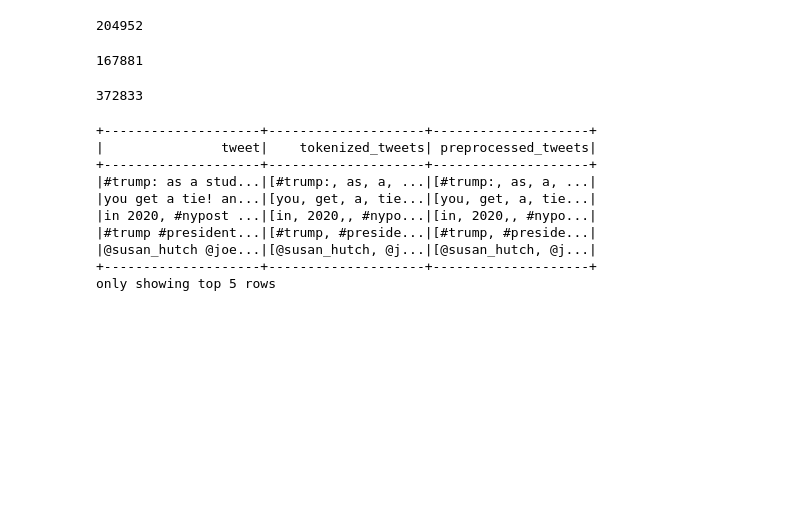
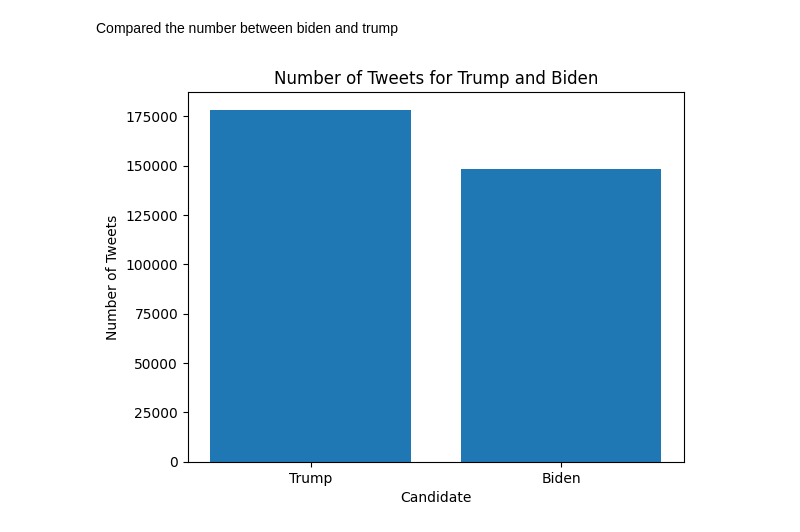
Before and after one commit to YeQ456/Big-Data-Learning, a Jupyter notebook: Group Project/FinalCoursework/Coursework.ipynb, the cells around one changed output. Drawn from its saved outputs; the diff is of its cells as text; code cells hidden in the pictures; blank space fills up the shorter version.

```diff
--- a/Group Project/FinalCoursework/Coursework.ipynb
+++ b/Group Project/FinalCoursework/Coursework.ipynb
@@ -20,8 +13,6 @@ def test(var, val, msg=""):
 # %%
+dir_path="/mnt/data/project-data/2020tweets"
 # <FILL-IN WITH YOUR CODE>
-df_trump = spark.read.option("multiline", True).csv("data/hashtag_donaldtrump.csv", header=True, inferSchema=True)
-df_biden = spark.read.option("multiline", True).csv("data/hashtag_joebiden.csv", header=True, inferSchema=True)
-# Cache your DataFrame
-df_trump.cache()
-df_biden.cache()
+df_trump = spark.read.option("multiline", True).csv(dir_path+"/hashtag_donaldtrump.csv", header=True, inferSchema=True)
+df_biden = spark.read.option("multiline", True).csv(dir_path+"/hashtag_joebiden.csv", header=True, inferSchema=True)
 # <FILL-IN WITH YOUR CODE>
@@ -64,12 +19,20 @@ only showing top 5 rows
+# %%
+def transer_data_type(data):
+  data = data.withColumn("likes", data["likes"].cast("int"))
+  data = data.withColumn("retweet_count", data["retweet_count"].cast("int"))
+  data = data.withColumn("user_followers_count", data["user_followers_count"].cast("int"))
+  data = data.withColumn("lat", data["lat"].cast("float"))
+  data = data.withColumn("long", data["long"].cast("float"))
+  return data
+
+df_trump = transer_data_type(df_trump)
+df_biden = transer_data_type(df_biden)
 # %%
 #Dropping columns
-remove_columns = ['created_at', 'tweet_id', 'user_id', 'user_screen_name', 'user_join_date', 'user_location', 'lat', 'long', 'state_code',
-                  'collected_at']
+remove_columns = ['created_at', 'tweet_id', 'user_id', 'user_screen_name', 'user_join_date', 'collected_at']
 df_trump = df_trump.drop(*remove_columns)
 df_biden = df_biden.drop(*remove_columns)
 
 #Dropping rows with na values
 df_trump = df_trump.na.drop()
 df_biden = df_biden.na.drop()
-
-df_trump.show(5)
@@ -100,11 +39,16 @@ only showing top 5 rows
-# %%
-df_trump.count()
-# %% [output]
-204952
-# %%
-df_biden.count()
-# %% [output]
-167881
+# %% [markdown]
+Compared the number between biden and trump
+# %%
+import matplotlib.pyplot as plt
+
+# Create a bar plot
+plt.bar(['Trump', 'Biden'], [df_trump.count(), df_biden.count()])
+plt.xlabel('Candidate')
+plt.ylabel('Number of Tweets')
+plt.title('Number of Tweets for Trump and Biden')
+plt.show()
+# %% [output]
+[figure, added]
 # %%
 from pyspark.sql.functions import lit
 
@@ -114,7 +58,3 @@ df_biden = df_biden.withColumn('President', lit(1))
 
 #Merging the 2 datasets
 df = df_trump.union(df_biden)
-# %%
-df.count()
-# %% [output]
-372833
@@ -149,13 +60,0 @@ df = remover.transform(df)
-# %%
-df.select("tweet", "tokenized_tweets", "preprocessed_tweets").show(5)
-# %% [output]
-+--------------------+--------------------+--------------------+
-|               tweet|    tokenized_tweets| preprocessed_tweets|
-+--------------------+--------------------+--------------------+
-|#trump: as a stud...|[#trump:, as, a, ...|[#trump:, as, a, ...|
-|you get a tie! an...|[you, get, a, tie...|[you, get, a, tie...|
-|in 2020, #nypost ...|[in, 2020,, #nypo...|[in, 2020,, #nypo...|
-|#trump #president...|[#trump, #preside...|[#trump, #preside...|
-|@susan_hutch @joe...|[@susan_hutch, @j...|[@susan_hutch, @j...|
-+--------------------+--------------------+--------------------+
-only showing top 5 rows
```
Also changed, not shown: parts of 32 cells of this notebook.
